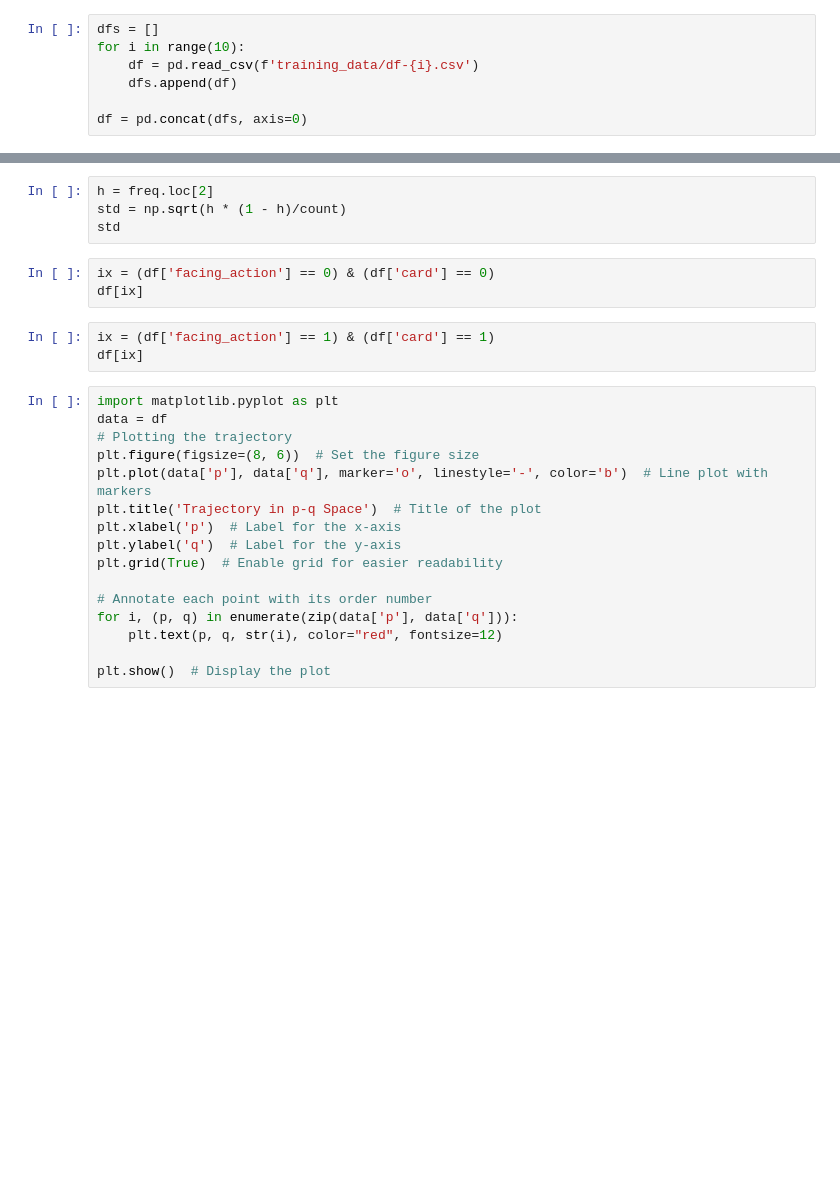
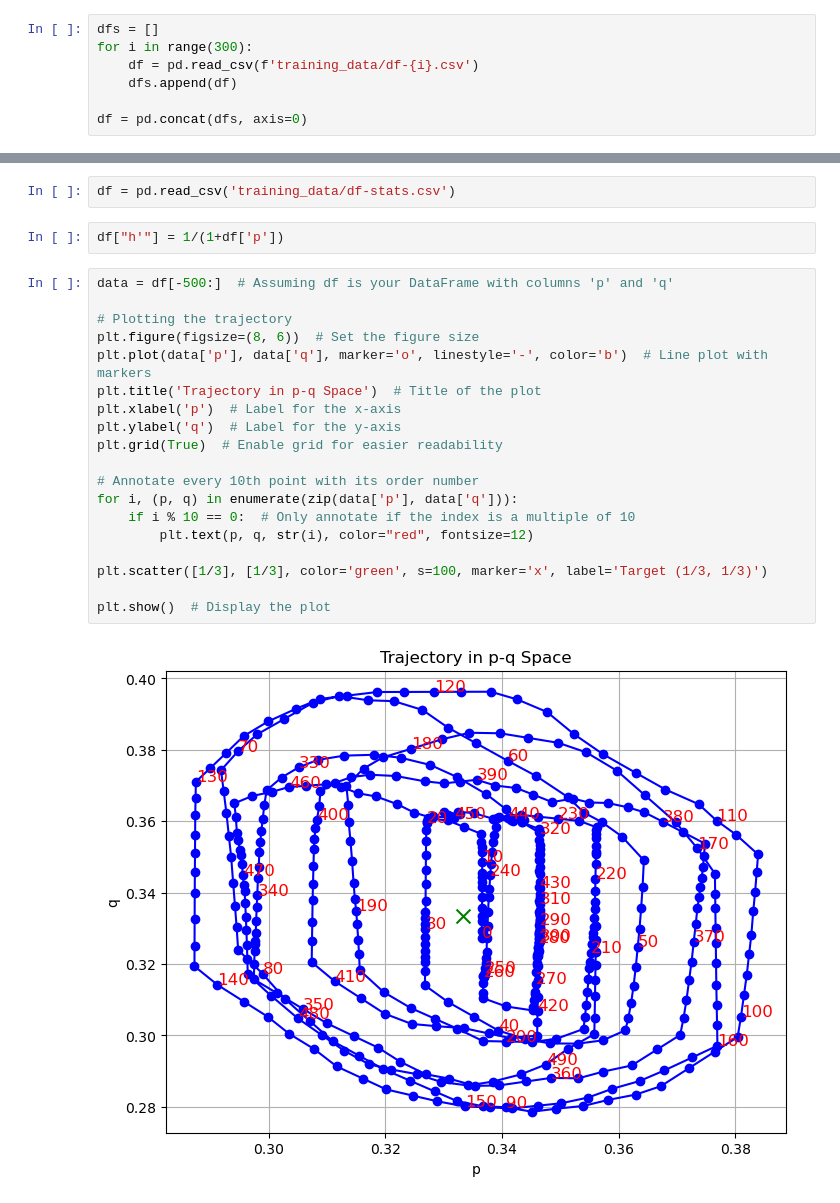
Before and after one commit to lichensongs/KuhnPoker, a Jupyter notebook: analysis.ipynb, the cells around one changed output, grey strips where cells are left out. Saved outputs shown, nothing was run; the diff lists cells and outputs as text; blank space fills up the shorter version.

```diff
--- a/analysis.ipynb
+++ b/analysis.ipynb
@@ -7,6 +8,6 @@ import pandas as pd
 # %%
 dfs = []
-for i in range(10):
+for i in range(300):
     df = pd.read_csv(f'training_data/df-{i}.csv')
     dfs.append(df)
 
@@ -112,26 +31,25 @@ freq
-# %%
-h = freq.loc[2]
-std = np.sqrt(h * (1 - h)/count)
-std
-# %%
-ix = (df['facing_action'] == 0) & (df['card'] == 0)
-df[ix]
-# %%
-ix = (df['facing_action'] == 1) & (df['card'] == 1)
-df[ix]
+# %%
+df = pd.read_csv('training_data/df-stats.csv')
+# %%
+df["h'"] = 1/(1+df['p'])
 # %%
-import matplotlib.pyplot as plt
-data = df
+data = df[-500:]  # Assuming df is your DataFrame with columns 'p' and 'q'
+
 # Plotting the trajectory
 plt.figure(figsize=(8, 6))  # Set the figure size
 plt.plot(data['p'], data['q'], marker='o', linestyle='-', color='b')  # Line plot with markers
 plt.title('Trajectory in p-q Space')  # Title of the plot
 plt.xlabel('p')  # Label for the x-axis
 plt.ylabel('q')  # Label for the y-axis
 plt.grid(True)  # Enable grid for easier readability
 
-# Annotate each point with its order number
+# Annotate every 10th point with its order number
 for i, (p, q) in enumerate(zip(data['p'], data['q'])):
-    plt.text(p, q, str(i), color="red", fontsize=12)
+    if i % 10 == 0:  # Only annotate if the index is a multiple of 10
+        plt.text(p, q, str(i), color="red", fontsize=12)
+
+plt.scatter([1/3], [1/3], color='green', s=100, marker='x', label='Target (1/3, 1/3)')
 
 plt.show()  # Display the plot
+# %% [output]
+[figure, added]
```
Also changed, not shown: parts of 19 cells of this notebook, 2 other files.
